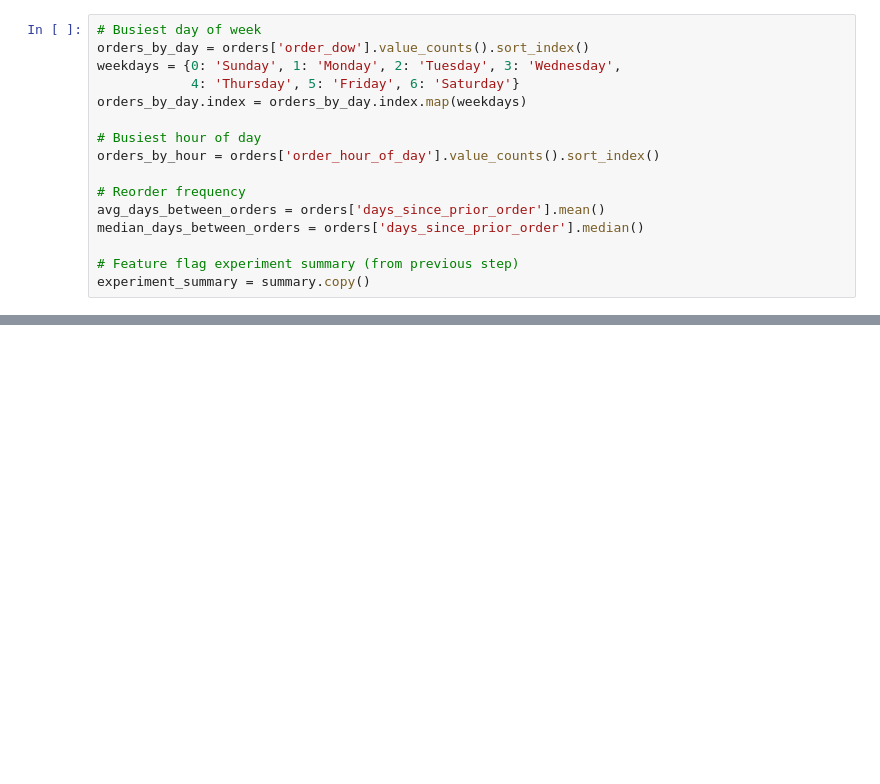
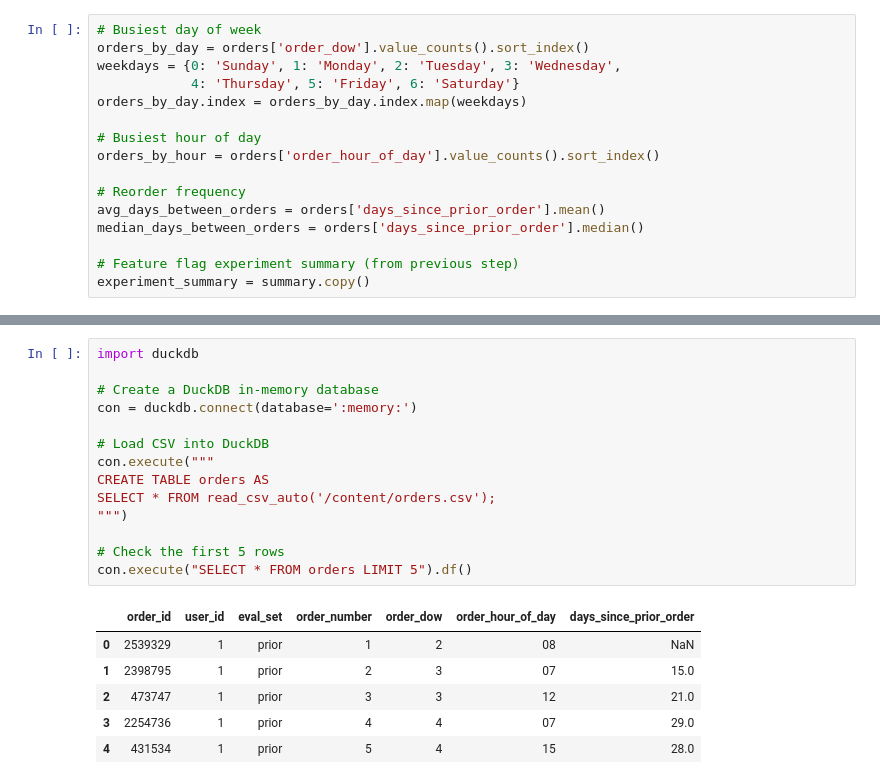
Before and after one commit to cmaguire001/instacart-feature-flag-analysis, a Jupyter notebook: Instacart_Feature_Flag_Analysis.ipynb, the cells around one changed output, grey strips where cells are left out. Drawn from its saved outputs; the diff is of its cells as text; blank space fills up the shorter version.

```diff
--- a/Instacart_Feature_Flag_Analysis.ipynb
+++ b/Instacart_Feature_Flag_Analysis.ipynb
@@ -279,0 +284,21 @@ plt.show()
+# %%
+import duckdb
+
+# Create a DuckDB in-memory database
+con = duckdb.connect(database=':memory:')
+
+# Load CSV into DuckDB
+con.execute("""
+CREATE TABLE orders AS
+SELECT * FROM read_csv_auto('/content/orders.csv');
+""")
+
+# Check the first 5 rows
+con.execute("SELECT * FROM orders LIMIT 5").df()
+# %% [output]
+|  | order_id | user_id | eval_set | order_number | order_dow | order_hour_of_day | days_since_prior_order |
+| 0 | 2539329 | 1 | prior | 1 | 2 | 08 | NaN |
+| 1 | 2398795 | 1 | prior | 2 | 3 | 07 | 15.0 |
+| 2 | 473747 | 1 | prior | 3 | 3 | 12 | 21.0 |
+| 3 | 2254736 | 1 | prior | 4 | 4 | 07 | 29.0 |
+| 4 | 431534 | 1 | prior | 5 | 4 | 15 | 28.0 |
```
Also changed, not shown: parts of 27 cells of this notebook.
